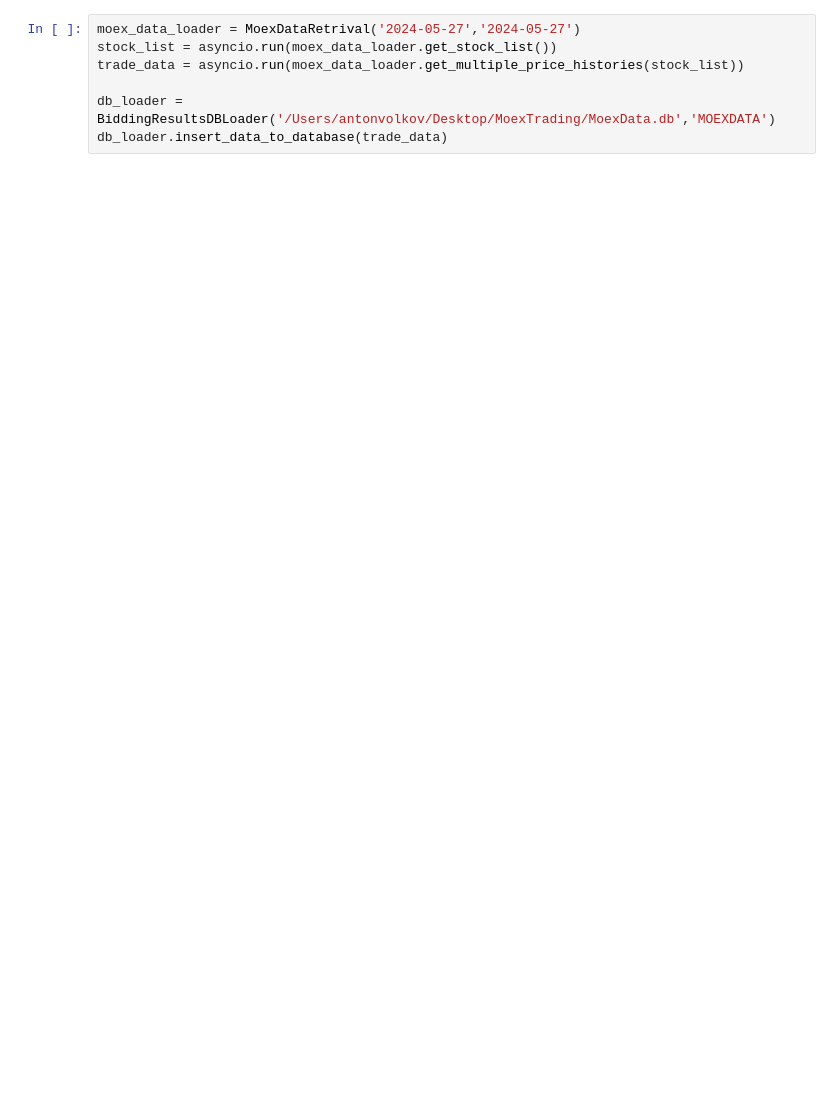
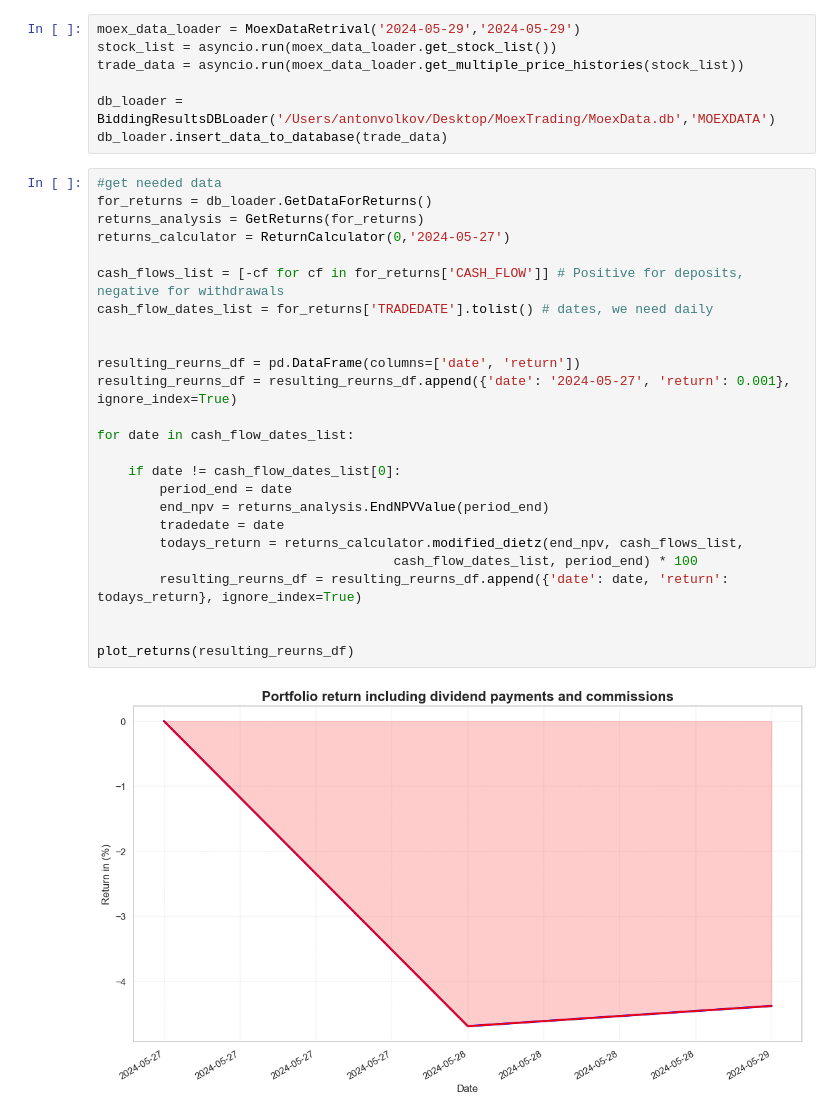
Before and after one commit to antonvv1993/MoexTradingSignal, a Jupyter notebook: moex_good_prices.ipynb, the cells around one changed output. Saved outputs shown, nothing was run; the diff lists cells and outputs as text; blank space fills up the shorter version.

```diff
--- a/moex_good_prices.ipynb
+++ b/moex_good_prices.ipynb
@@ -188,7 +437,34 @@ class BiddingResultsDBLoader():
 # %%
-moex_data_loader = MoexDataRetrival('2024-05-27','2024-05-27')
+moex_data_loader = MoexDataRetrival('2024-05-29','2024-05-29')
 stock_list = asyncio.run(moex_data_loader.get_stock_list())
 trade_data = asyncio.run(moex_data_loader.get_multiple_price_histories(stock_list))
 
 db_loader = BiddingResultsDBLoader('/Users/antonvolkov/Desktop/MoexTrading/MoexData.db','MOEXDATA')
 db_loader.insert_data_to_database(trade_data)
+# %%
+#get needed data
+for_returns = db_loader.GetDataForReturns()
+returns_analysis = GetReturns(for_returns)
+returns_calculator = ReturnCalculator(0,'2024-05-27')
+
+cash_flows_list = [-cf for cf in for_returns['CASH_FLOW']] # Positive for deposits, negative for withdrawals
+cash_flow_dates_list = for_returns['TRADEDATE'].tolist() # dates, we need daily
+
+
+resulting_reurns_df = pd.DataFrame(columns=['date', 'return'])
+resulting_reurns_df = resulting_reurns_df.append({'date': '2024-05-27', 'return': 0.001}, ignore_index=True)
+
+for date in cash_flow_dates_list:
+
+    if date != cash_flow_dates_list[0]:
+        period_end = date
+        end_npv = returns_analysis.EndNPVValue(period_end)
+        tradedate = date
+        todays_return = returns_calculator.modified_dietz(end_npv, cash_flows_list,
+                                      cash_flow_dates_list, period_end) * 100
+        resulting_reurns_df = resulting_reurns_df.append({'date': date, 'return': todays_return}, ignore_index=True)
+
+
+plot_returns(resulting_reurns_df)
+# %% [output]
+[figure, added]
```
Also changed, not shown: parts of 2 cells of this notebook, 3 other files.
